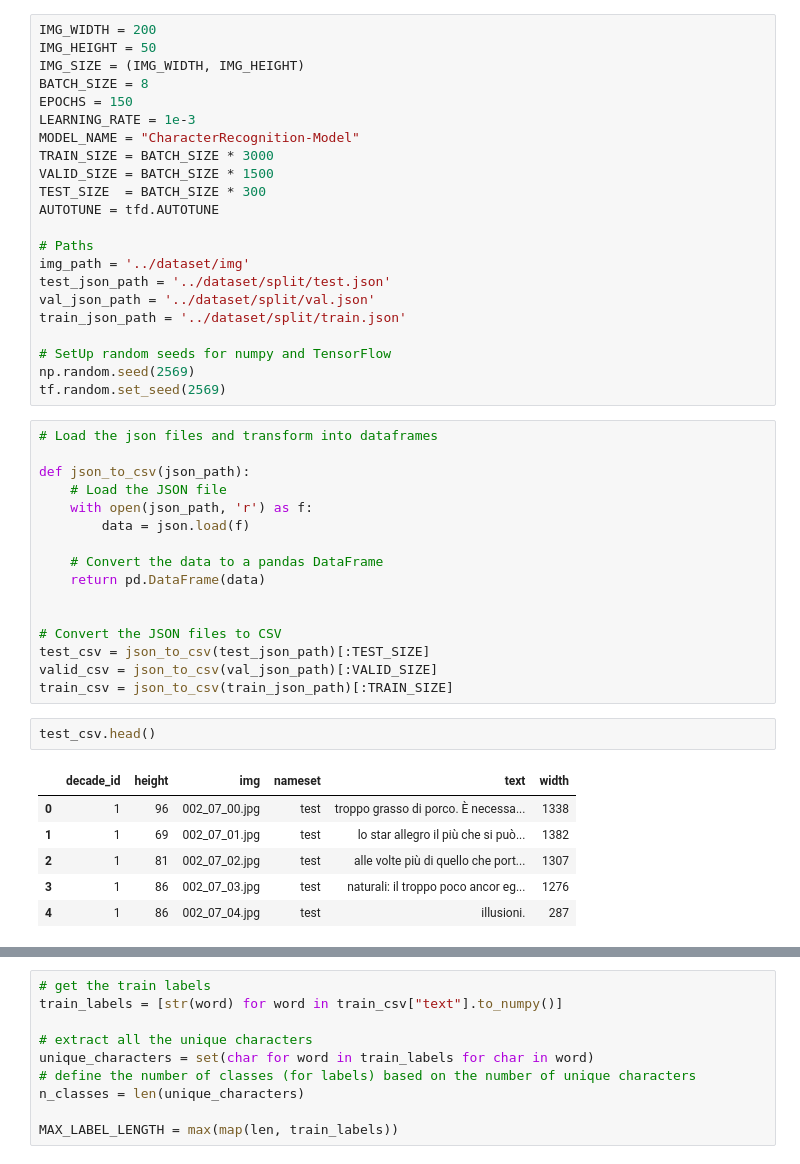
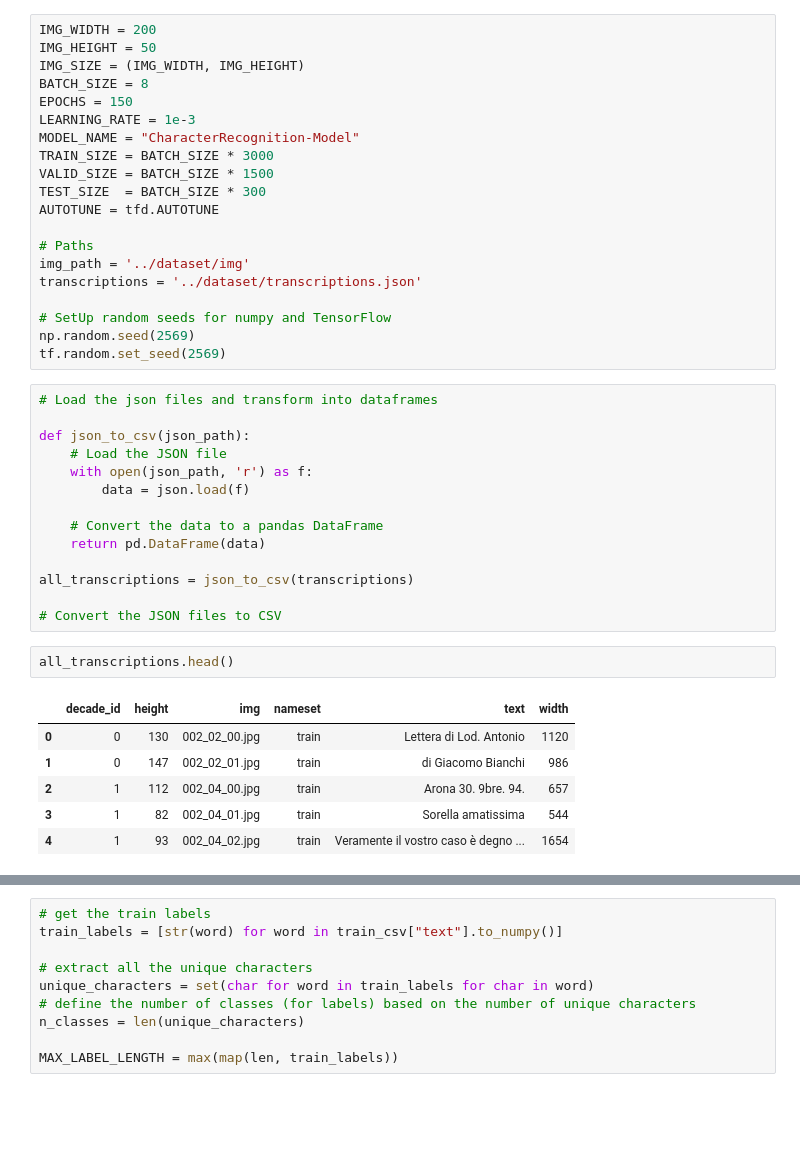
Before and after one commit to Bromistas/ManuScript, a Jupyter notebook: model/data_loading.ipynb, the cells around one changed output, grey strips where cells are left out. Saved outputs shown, nothing was run; the diff lists cells and outputs as text; blank space fills up the shorter version.

```diff
--- a/model/data_loading.ipynb
+++ b/model/data_loading.ipynb
@@ -20,9 +34,7 @@ AUTOTUNE = tfd.AUTOTUNE
 
 # Paths
 img_path = '../dataset/img'
-test_json_path = '../dataset/split/test.json'
-val_json_path = '../dataset/split/val.json'
-train_json_path = '../dataset/split/train.json'
+transcriptions = '../dataset/transcriptions.json'
 
 # SetUp random seeds for numpy and TensorFlow
 np.random.seed(2569)
@@ -38,17 +50,15 @@ def json_to_csv(json_path):
     # Convert the data to a pandas DataFrame
     return pd.DataFrame(data)
 
+all_transcriptions = json_to_csv(transcriptions)
 
 # Convert the JSON files to CSV
-test_csv = json_to_csv(test_json_path)[:TEST_SIZE]
-valid_csv = json_to_csv(val_json_path)[:VALID_SIZE]
-train_csv = json_to_csv(train_json_path)[:TRAIN_SIZE]
 # %%
-test_csv.head()
+all_transcriptions.head()
 # %% [output]
 |  | decade_id | height | img | nameset | text | width |
-| 0 | 1 | 96 | 002_07_00.jpg | test | troppo grasso di porco. È necessa... | 1338 |
-| 1 | 1 | 69 | 002_07_01.jpg | test | lo star allegro il più che si può... | 1382 |
-| 2 | 1 | 81 | 002_07_02.jpg | test | alle volte più di quello che port... | 1307 |
-| 3 | 1 | 86 | 002_07_03.jpg | test | naturali: il troppo poco ancor eg... | 1276 |
-| 4 | 1 | 86 | 002_07_04.jpg | test | illusioni. | 287 |
+| 0 | 0 | 130 | 002_02_00.jpg | train | Lettera di Lod. Antonio | 1120 |
+| 1 | 0 | 147 | 002_02_01.jpg | train | di Giacomo Bianchi | 986 |
+| 2 | 1 | 112 | 002_04_00.jpg | train | Arona 30. 9bre. 94. | 657 |
+| 3 | 1 | 82 | 002_04_01.jpg | train | Sorella amatissima | 544 |
+| 4 | 1 | 93 | 002_04_02.jpg | train | Veramente il vostro caso è degno ... | 1654 |
```
Also changed, not shown: parts of 11 cells of this notebook.
